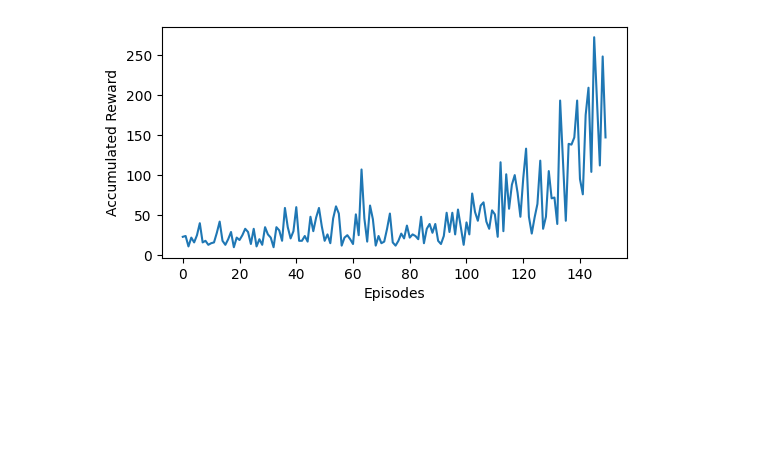
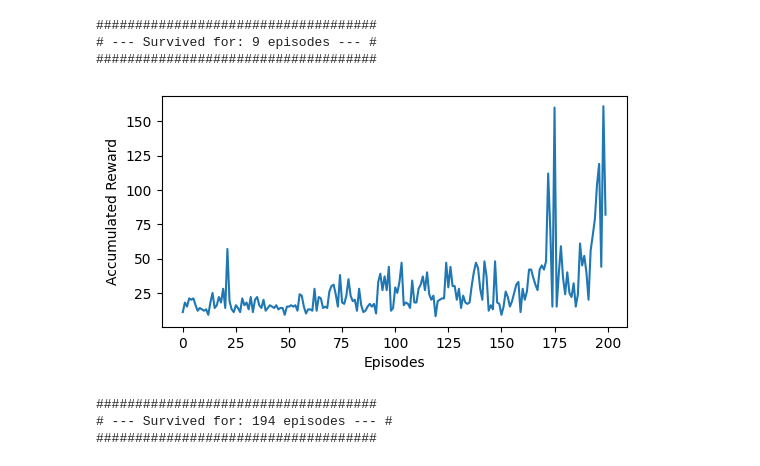
Before and after one commit to seba2390/ProximalPolicyOptimization, a Jupyter notebook: main.ipynb, the cells around one changed output. Cells and saved outputs as stored; diff of their text form; code cells hidden in the pictures; blank space fills up the shorter version.

```diff
--- a/main.ipynb
+++ b/main.ipynb
@@ -1,35 +31,12 @@
+# %%
+# Trying to interact w. env. before training
+Agent.play(render=False)
+# %% [output]
+####################################
+# --- Survived for: 9 episodes --- #
+####################################
 # %%
-import gym
-import matplotlib.pyplot as plt
-
-from src.Agent import PPOAgent
-
-# THE GAME: https://www.gymlibrary.dev/environments/classic_control/cart_pole/#rewards
-env = gym.make('CartPole-v1')
-
-input_dim = env.observation_space.shape[0]
-output_dim = env.action_space.n
-
-gamma = 0.99
-lmbda = 0.925
-epsilon = 0.2
-policy_lr = 0.0005
-value_lr = 0.0005
-num_policy_epochs = 4
-num_value_epochs = 4
-smoothing_const = 1e-8
-normalize_advantages = True
-
-Agent = PPOAgent(env=env,
-                 state_space_size=input_dim,
-                 action_space_size=output_dim,
-                 gamma=gamma,
-                 lmbda=lmbda,
-                 epsilon=epsilon,
-                 smooting_const=smoothing_const,
-                 normalize_advantages=normalize_advantages)
-
-num_episodes = 150
+num_episodes = 200
 accumulated_reward = Agent.train(episodes=num_episodes,
                                  policy_lr=policy_lr,
                                  value_lr=value_lr,
@@ -37,9 +44,16 @@ accumulated_reward = Agent.train(episodes=num_episodes,
                                  num_value_epochs=num_value_epochs)
 # %%
 fig, ax = plt.subplots(1,1, figsize=(6,3))
-ax.plot([e for e in range(num_episodes)], accumulated_reward)
+ax.plot([e for e in range(len(accumulated_reward))], accumulated_reward)
 ax.set_xlabel('Episodes')
 ax.set_ylabel('Accumulated Reward')
 plt.show()
 # %% [output]
-[figure, old version]
+[figure, new version]
+# %%
+# Trying to interact w. env. after training
+Agent.play(render=False)
+# %% [output]
+####################################
+# --- Survived for: 194 episodes --- #
+####################################
```
Also changed, not shown: parts of 2 cells of this notebook, 1 other file.
